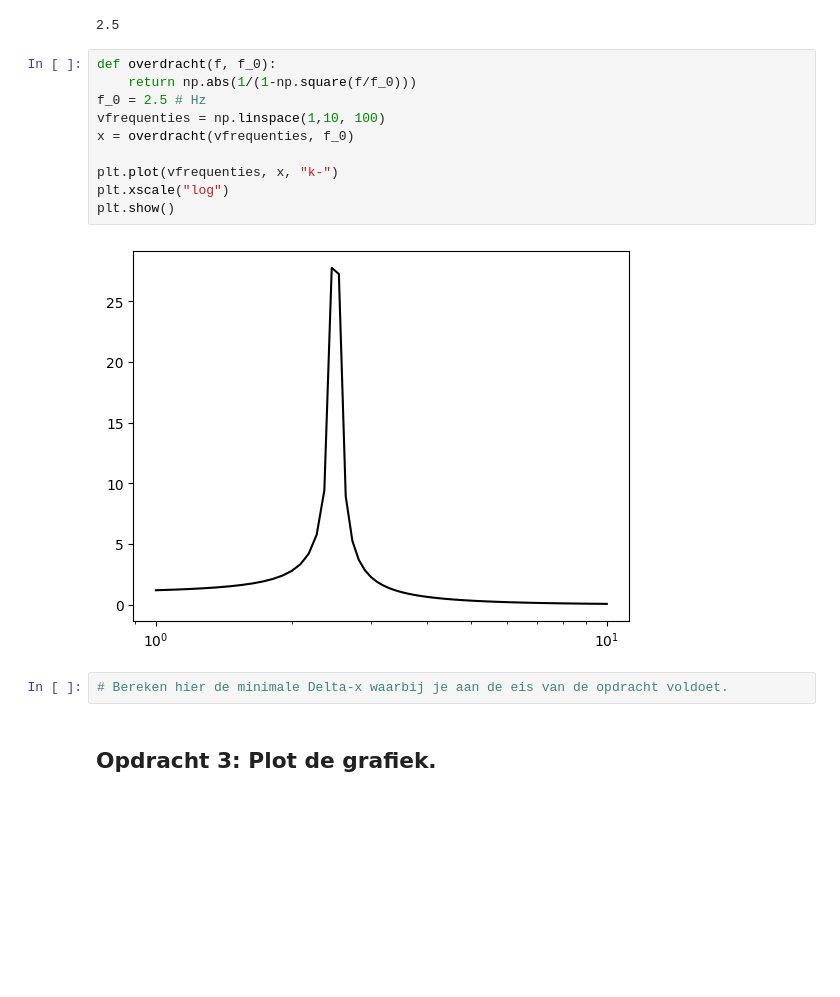
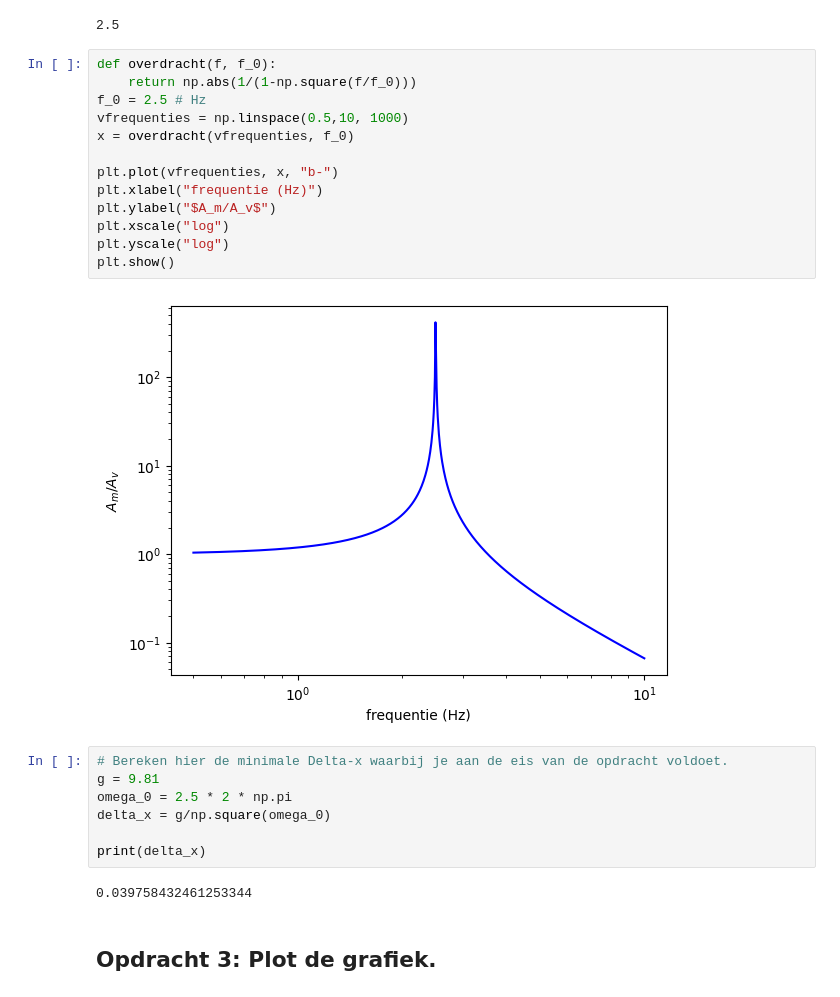
Before and after one commit to meesvanzeeland-ops/opdrachten-DEF-D, a Jupyter notebook: FysiekeOntwerpopdrachten/5MaakEenOpstellingTrillingsvrij/Ontwerpopdracht5MaakEenOpstellingTrillingsvrijInvulTemplate.ipynb, the cells around one changed output. Drawn from its saved outputs; the diff is of its cells as text; blank space fills up the shorter version.

```diff
--- a/FysiekeOntwerpopdrachten/5MaakEenOpstellingTrillingsvrij/Ontwerpopdracht5MaakEenOpstellingTrillingsvrijInvulTemplate.ipynb
+++ b/FysiekeOntwerpopdrachten/5MaakEenOpstellingTrillingsvrij/Ontwerpopdracht5MaakEenOpstellingTrillingsvrijInvulTemplate.ipynb
@@ -57,17 +57,27 @@ print(eigenF(5,1/3))
 # %%
 def overdracht(f, f_0):
     return np.abs(1/(1-np.square(f/f_0)))
 f_0 = 2.5 # Hz
-vfrequenties = np.linspace(1,10, 100)
+vfrequenties = np.linspace(0.5,10, 1000)
 x = overdracht(vfrequenties, f_0)
 
-plt.plot(vfrequenties, x, "k-")
+plt.plot(vfrequenties, x, "b-")
+plt.xlabel("frequentie (Hz)")
+plt.ylabel("$A_m/A_v$")
 plt.xscale("log")
+plt.yscale("log")
 plt.show()
 # %% [output]
-[figure, old version]
+[figure, new version]
 # %%
 # Bereken hier de minimale Delta-x waarbij je aan de eis van de opdracht voldoet.
+g = 9.81
+omega_0 = 2.5 * 2 * np.pi
+delta_x = g/np.square(omega_0)
+
+print(delta_x)
+# %% [output]
+0.039758432461253344
 # %% [markdown]
 ## Opdracht 3: Plot de grafiek.
 # %%
```
Also changed, not shown: parts of 18 cells of this notebook, 2 other files.
